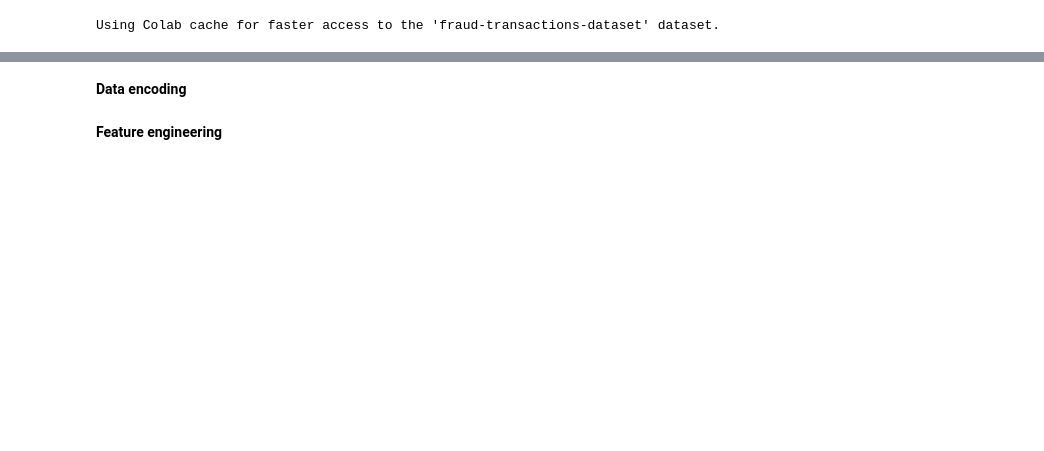
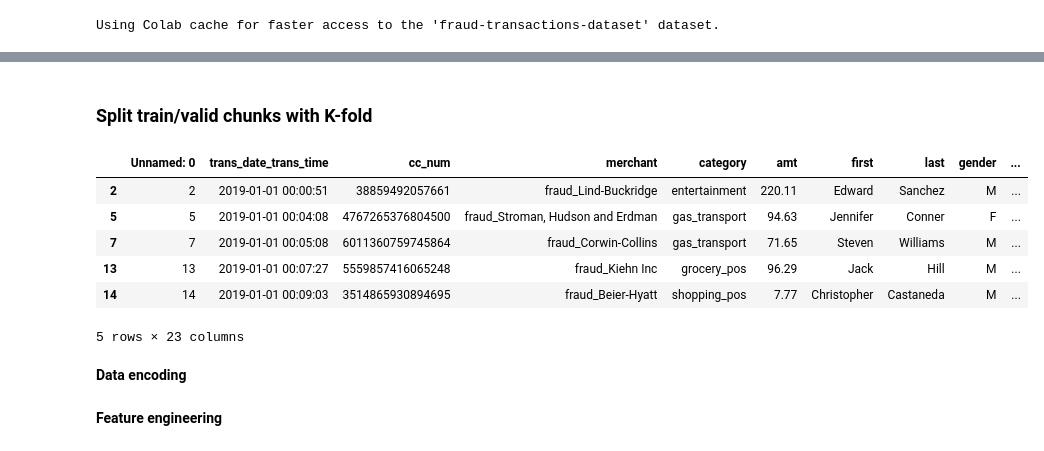
Before and after one commit to danieligelnik/CCFraudProject, a Jupyter notebook: Data_manipulation.ipynb, the cells around one changed output, grey strips where cells are left out. Saved outputs shown, nothing was run; the diff lists cells and outputs as text; code cells hidden in the pictures; blank space fills up the shorter version.

```diff
--- a/Data_manipulation.ipynb
+++ b/Data_manipulation.ipynb
@@ -67,6 +69,3 @@ main_path="dermisfit/fraud-transactions-dataset"
 df_cards_train = load_kagglehub_dataset(main_path, credit_cards_path_train)
 # %% [output]
 Using Colab cache for faster access to the 'fraud-transactions-dataset' dataset.
-# %%
-df_cards_valid = train_test_split(df_cards_train, test_size=0.2, random_state=42)[1]
-df_cards_valid.head(5)
@@ -81,3 +72,28 @@ df_cards_valid.head(5)
+# %% [markdown]
+### Split train/valid chunks with K-fold ###
+# %%
+# Initialize KFold for 5 splits
+kf = KFold(n_splits=5, shuffle=True, random_state=42)
+
+# Perform the first split to get a train and validation set, mimicking the original setup
+# We iterate to get the first (train_index, valid_index) pair
+for fold, (train_index, valid_index) in enumerate(kf.split(df_cards_train)):
+    if fold == 0:
+        # Create df_cards_valid from the original df_cards_train first
+        df_cards_valid = df_cards_train.iloc[valid_index].copy()
+        # Then redefine df_cards_train for the training set
+        df_cards_train = df_cards_train.iloc[train_index].copy()
+        break
+
+df_cards_valid.head(5)
+# %% [output]
+|  | Unnamed: 0 | trans_date_trans_time | cc_num | merchant | category | amt | first | last | gender | ... |
+| 2 | 2 | 2019-01-01 00:00:51 | 38859492057661 | fraud_Lind-Buckridge | entertainment | 220.11 | Edward | Sanchez | M | ... |
+| 5 | 5 | 2019-01-01 00:04:08 | 4767265376804500 | fraud_Stroman, Hudson and Erdman | gas_transport | 94.63 | Jennifer | Conner | F | ... |
+| 7 | 7 | 2019-01-01 00:05:08 | 6011360759745864 | fraud_Corwin-Collins | gas_transport | 71.65 | Steven | Williams | M | ... |
+| 13 | 13 | 2019-01-01 00:07:27 | 5559857416065248 | fraud_Kiehn Inc | grocery_pos | 96.29 | Jack | Hill | M | ... |
+| 14 | 14 | 2019-01-01 00:09:03 | 3514865930894695 | fraud_Beier-Hyatt | shopping_pos | 7.77 | Christopher | Castaneda | M | ... |
+5 rows × 23 columns
 # %% [markdown]
 **Data encoding**
 # %%
```
Also changed, not shown: parts of 30 cells of this notebook.
